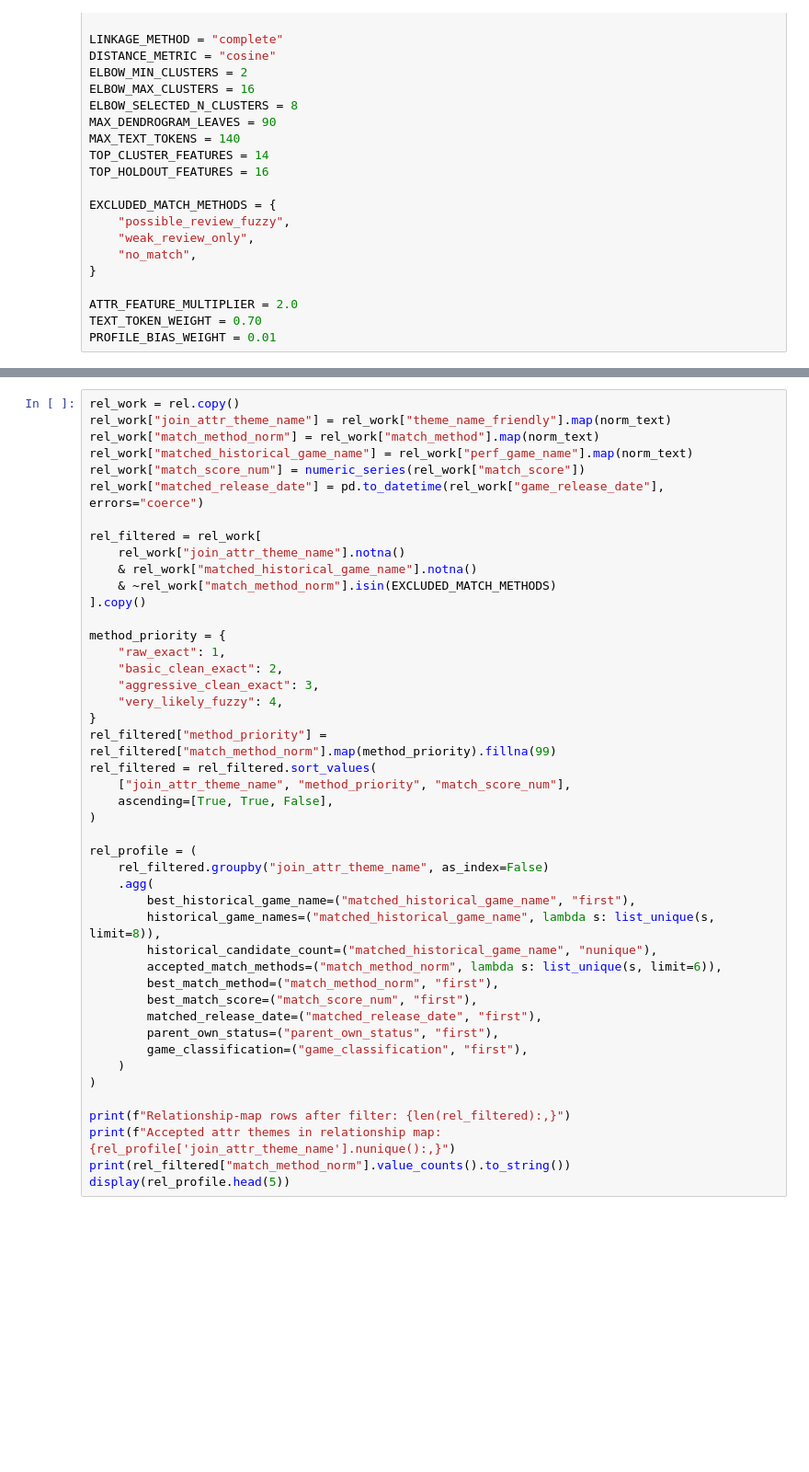
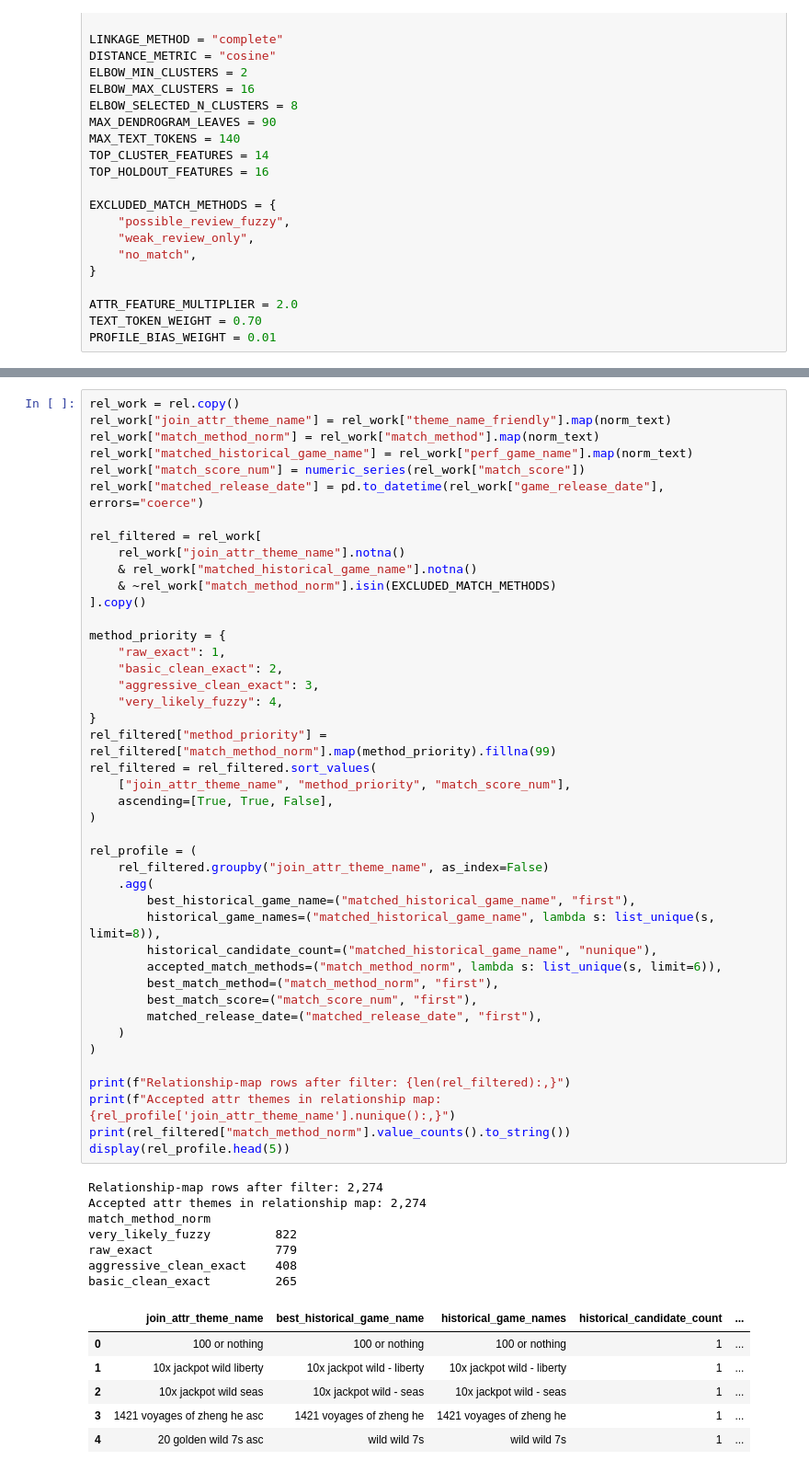
Before and after one commit to Soheil-Latifi-IGT/DemandForeCast, a Jupyter notebook: notebooks/holdout_like_game_clustering.ipynb, the cells around one changed output, grey strips where cells are left out. Shown at 92% size. Drawn from its saved outputs; the diff is of its cells as text; blank space fills up the shorter version.

```diff
--- a/notebooks/holdout_like_game_clustering.ipynb
+++ b/notebooks/holdout_like_game_clustering.ipynb
@@ -389,33 +285,45 @@ rel_filtered = rel_work[
 
 method_priority = {
     "raw_exact": 1,
     "basic_clean_exact": 2,
     "aggressive_clean_exact": 3,
     "very_likely_fuzzy": 4,
 }
 rel_filtered["method_priority"] = rel_filtered["match_method_norm"].map(method_priority).fillna(99)
 rel_filtered = rel_filtered.sort_values(
     ["join_attr_theme_name", "method_priority", "match_score_num"],
     ascending=[True, True, False],
 )
 
 rel_profile = (
     rel_filtered.groupby("join_attr_theme_name", as_index=False)
     .agg(
         best_historical_game_name=("matched_historical_game_name", "first"),
         historical_game_names=("matched_historical_game_name", lambda s: list_unique(s, limit=8)),
         historical_candidate_count=("matched_historical_game_name", "nunique"),
         accepted_match_methods=("match_method_norm", lambda s: list_unique(s, limit=6)),
         best_match_method=("match_method_norm", "first"),
         best_match_score=("match_score_num", "first"),
         matched_release_date=("matched_release_date", "first"),
-        parent_own_status=("parent_own_status", "first"),
-        game_classification=("game_classification", "first"),
     )
 )
 
 print(f"Relationship-map rows after filter: {len(rel_filtered):,}")
 print(f"Accepted attr themes in relationship map: {rel_profile['join_attr_theme_name'].nunique():,}")
 print(rel_filtered["match_method_norm"].value_counts().to_string())
 display(rel_profile.head(5))
+# %% [output]
+Relationship-map rows after filter: 2,274
+Accepted attr themes in relationship map: 2,274
+match_method_norm
+very_likely_fuzzy         822
+raw_exact                 779
+aggressive_clean_exact    408
+basic_clean_exact         265
+|  | join_attr_theme_name | best_historical_game_name | historical_game_names | historical_candidate_count | ... |
+| 0 | 100 or nothing | 100 or nothing | 100 or nothing | 1 | ... |
+| 1 | 10x jackpot wild liberty | 10x jackpot wild - liberty | 10x jackpot wild - liberty | 1 | ... |
+| 2 | 10x jackpot wild seas | 10x jackpot wild - seas | 10x jackpot wild - seas | 1 | ... |
+| 3 | 1421 voyages of zheng he asc | 1421 voyages of zheng he | 1421 voyages of zheng he | 1 | ... |
+| 4 | 20 golden wild 7s asc | wild wild 7s | wild wild 7s | 1 | ... |
 # %%
```
Also changed, not shown: parts of 14 cells of this notebook, 6 other files.
